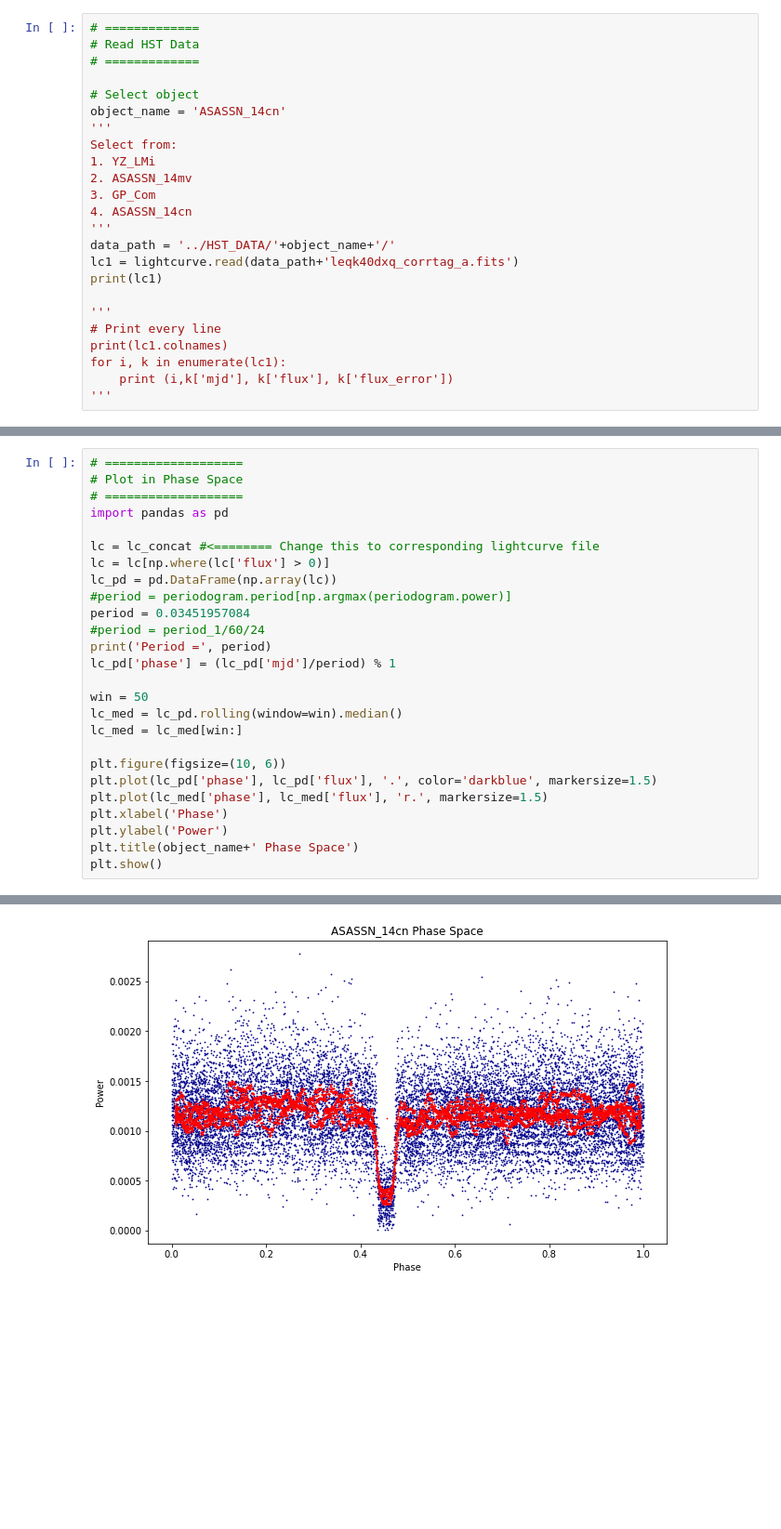
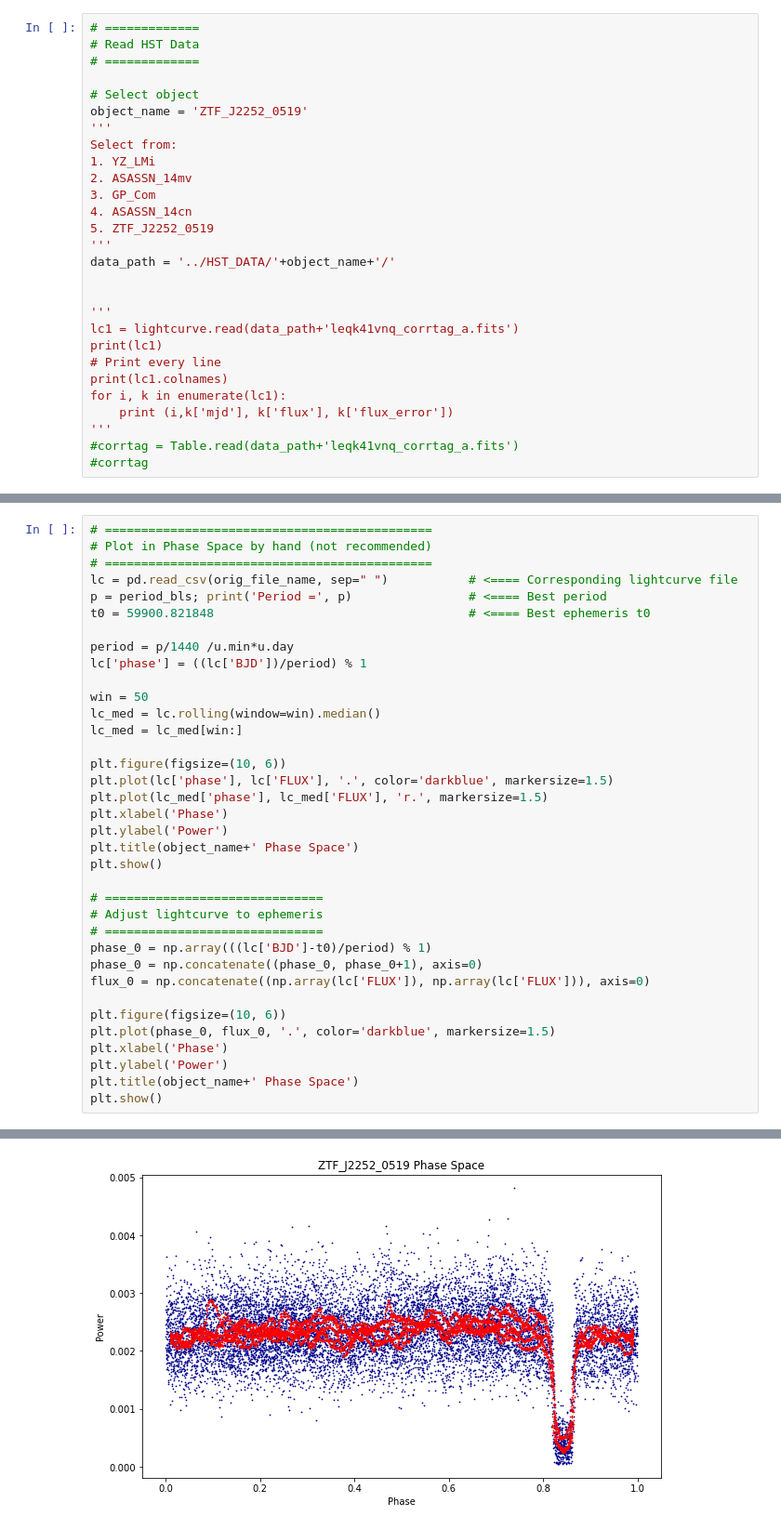
Before and after one commit to weitianyu11/AMCVns, a Jupyter notebook: lightcurve.ipynb, the cells around one changed output, grey strips where cells are left out. Shown at 93% size. Saved outputs shown, nothing was run; the diff lists cells and outputs as text; blank space fills up the shorter version.

```diff
--- a/lightcurve.ipynb
+++ b/lightcurve.ipynb
@@ -14,22 +27,26 @@ os.environ['lref'] = '/grp/hst/cdbs/lref/'
 # =============
 
 # Select object
-object_name = 'ASASSN_14cn'
+object_name = 'ZTF_J2252_0519'
 '''
 Select from:
 1. YZ_LMi
 2. ASASSN_14mv
 3. GP_Com
 4. ASASSN_14cn
+5. ZTF_J2252_0519
 '''
 data_path = '../HST_DATA/'+object_name+'/'
-lc1 = lightcurve.read(data_path+'leqk40dxq_corrtag_a.fits')
-print(lc1)
+
 
 '''
+lc1 = lightcurve.read(data_path+'leqk41vnq_corrtag_a.fits')
+print(lc1)
 # Print every line
 print(lc1.colnames)
 for i, k in enumerate(lc1):
     print (i,k['mjd'], k['flux'], k['flux_error'])
 '''
+#corrtag = Table.read(data_path+'leqk41vnq_corrtag_a.fits')
+#corrtag
 # %% [output]
@@ -192,27 +490,37 @@ Period = 49.66715970125134 min
 # %%
-# ===================
-# Plot in Phase Space
-# ===================
-import pandas as pd
+# =============================================
+# Plot in Phase Space by hand (not recommended)
+# =============================================
+lc = pd.read_csv(orig_file_name, sep=" ")           # <==== Corresponding lightcurve file
+p = period_bls; print('Period =', p)                # <==== Best period
+t0 = 59900.821848                                   # <==== Best ephemeris t0
 
-lc = lc_concat #<======== Change this to corresponding lightcurve file
-lc = lc[np.where(lc['flux'] > 0)]
-lc_pd = pd.DataFrame(np.array(lc))
-#period = periodogram.period[np.argmax(periodogram.power)]
-period = 0.03451957084
-#period = period_1/60/24
-print('Period =', period)
-lc_pd['phase'] = (lc_pd['mjd']/period) % 1
+period = p/1440 /u.min*u.day
+lc['phase'] = ((lc['BJD'])/period) % 1
 
 win = 50
-lc_med = lc_pd.rolling(window=win).median()
+lc_med = lc.rolling(window=win).median()
 lc_med = lc_med[win:]
 
 plt.figure(figsize=(10, 6))
-plt.plot(lc_pd['phase'], lc_pd['flux'], '.', color='darkblue', markersize=1.5)
-plt.plot(lc_med['phase'], lc_med['flux'], 'r.', markersize=1.5)
+plt.plot(lc['phase'], lc['FLUX'], '.', color='darkblue', markersize=1.5)
+plt.plot(lc_med['phase'], lc_med['FLUX'], 'r.', markersize=1.5)
 plt.xlabel('Phase')
 plt.ylabel('Power')
 plt.title(object_name+' Phase Space')
 plt.show()
+
+# ==============================
+# Adjust lightcurve to ephemeris
+# ==============================
+phase_0 = np.array(((lc['BJD']-t0)/period) % 1)
+phase_0 = np.concatenate((phase_0, phase_0+1), axis=0)
+flux_0 = np.concatenate((np.array(lc['FLUX']), np.array(lc['FLUX'])), axis=0)
+
+plt.figure(figsize=(10, 6))
+plt.plot(phase_0, flux_0, '.', color='darkblue', markersize=1.5)
+plt.xlabel('Phase')
+plt.ylabel('Power')
+plt.title(object_name+' Phase Space')
+plt.show()
 # %% [output]
@@ -220 +528 @@ Period = 0.03451957084
-[figure, old version]
+[figure, new version]
```
Also changed, not shown: parts of 24 cells of this notebook.
